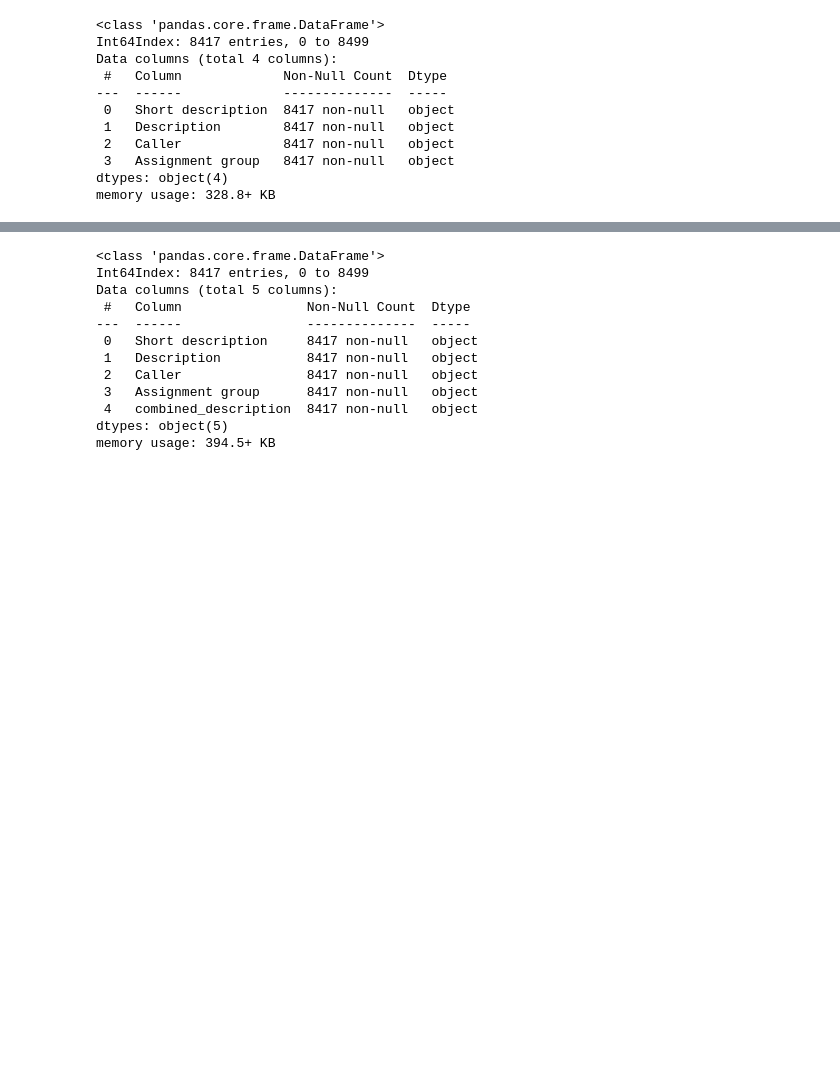
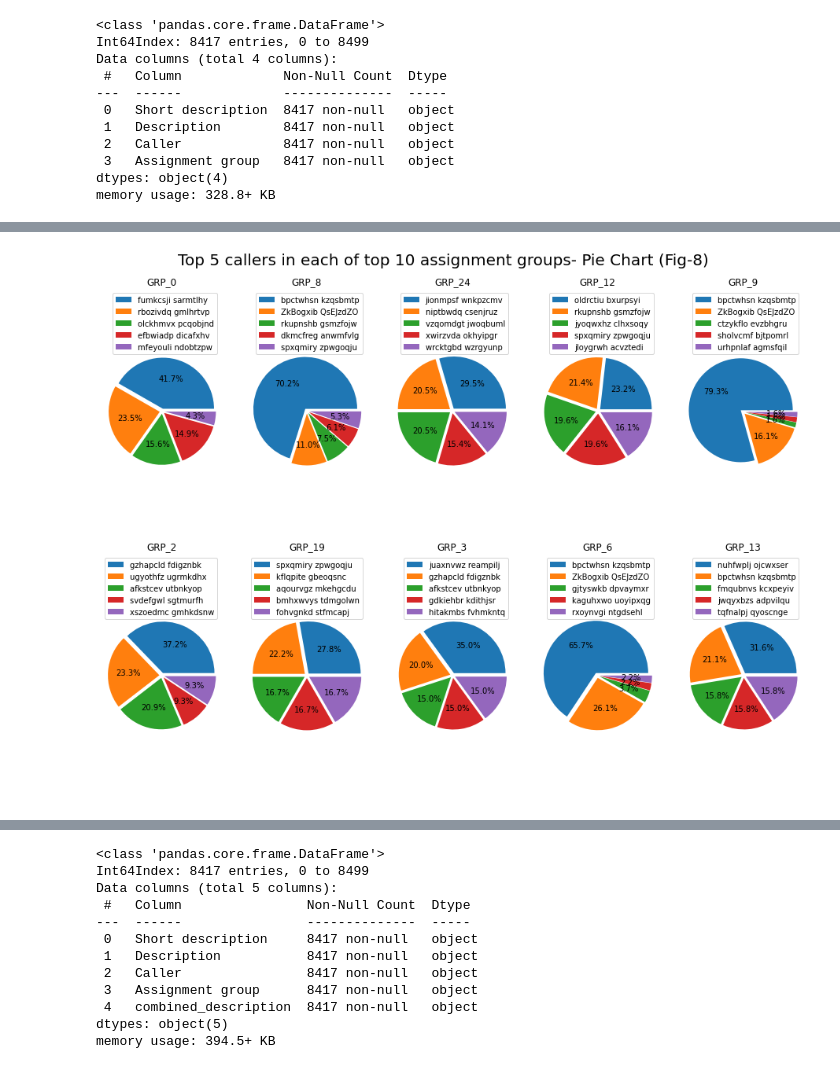
Before and after one commit to pbhuch/GL_DecA_G4_NLP1, a Jupyter notebook: GL_DecA_G4_NLP1.ipynb, the cells around one changed output, grey strips where cells are left out. Drawn from its saved outputs; the diff is of its cells as text; code cells hidden in the pictures; blank space fills up the shorter version.

```diff
--- a/GL_DecA_G4_NLP1.ipynb
+++ b/GL_DecA_G4_NLP1.ipynb
@@ -273,0 +319,6 @@ memory usage: 328.8+ KB
+# %%
+# Top 5 callers in each assignment group
+top_n = 5
+df_sample2 = dataset1['Caller'].groupby(dataset1['Assignment group']).value_counts()
+caller_grp = pd.DataFrame(df_sample2.groupby(level=0).nlargest(top_n).reset_index(level=0, drop=True))
+caller_grp.head(15)
@@ -274,3 +343,26 @@ memory usage: 328.8+ KB
+# %%
+# Visualize Top 5 callers in each of top 10 assignment groups
+top_n = 10
+df_sample3 = pd.DataFrame(dataset1.groupby('Assignment group').size(),columns = ['Count']).reset_index()
+top_grps = df_sample3.nlargest(top_n, 'Count')['Assignment group'].tolist()
+
+fig_cols = 5
+fig_rows = int(np.ceil(top_n/fig_cols))
+fig, axes = plt.subplots(fig_rows, fig_cols, figsize=(13,9.5))
+fig.suptitle('Top 5 callers in each of top 10 assignment groups- Pie Chart (Fig-8)', y=1, va= 'bottom', size='20')
+for row in range(fig_rows):
+    for col in range(fig_cols):
+        grp_n = fig_cols * row + col
+        if grp_n < top_n:
+            xs = caller_grp.xs(top_grps[grp_n])
+            _ = axes[row,col].pie(xs, autopct='%1.1f%%', explode=[0.05]*5)
+            axes[row,col].legend(labels=xs.index,loc="best")
+            axes[row,col].axis('equal')
+            axes[row,col].set_title(top_grps[grp_n])
+
+plt.tight_layout()
+# %% [output]
+[figure, added]
 # %%
 dataset1.insert(loc=4,
               column='combined_description',
```
Also changed, not shown: parts of 5 cells of this notebook.
